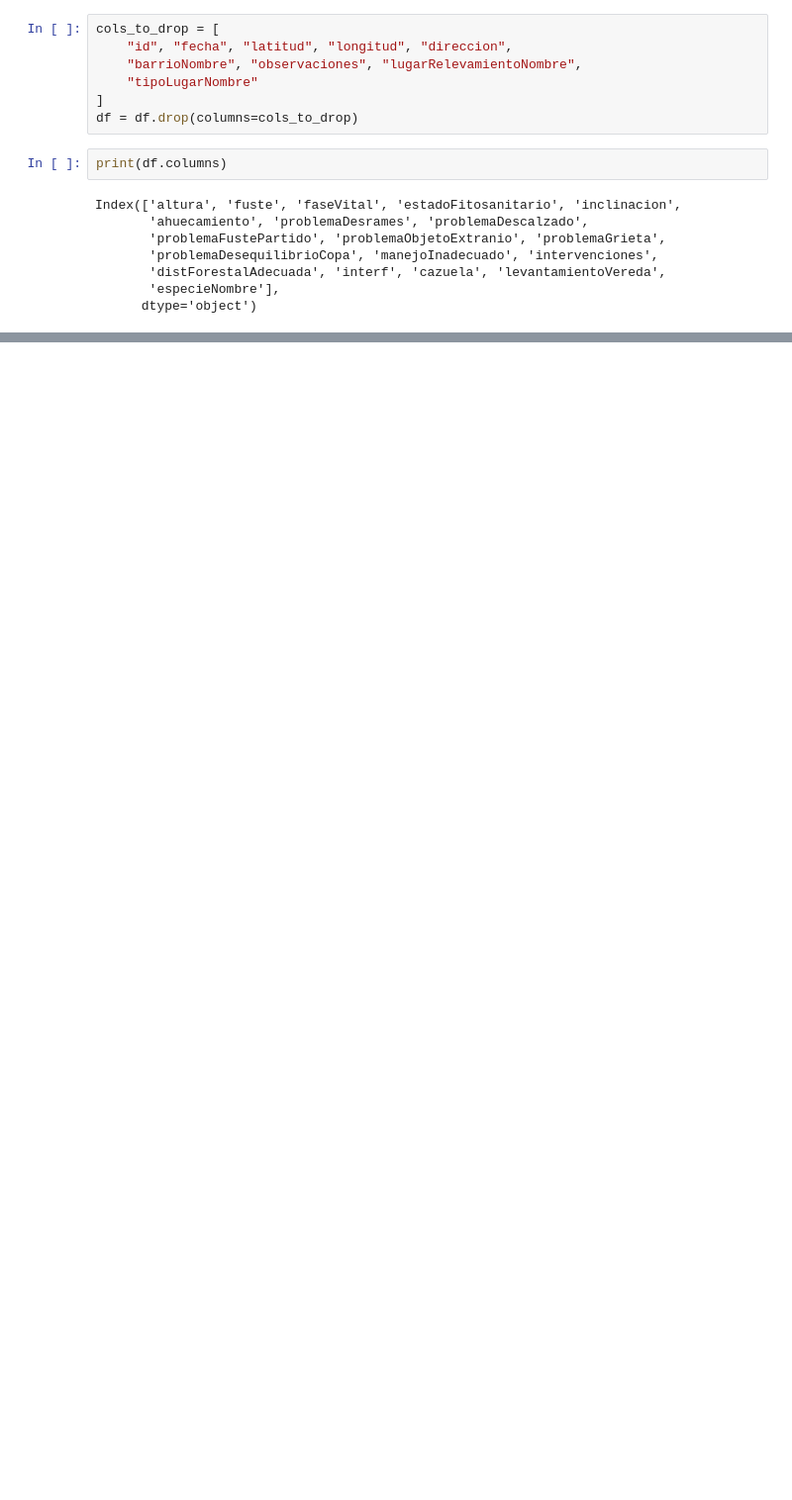
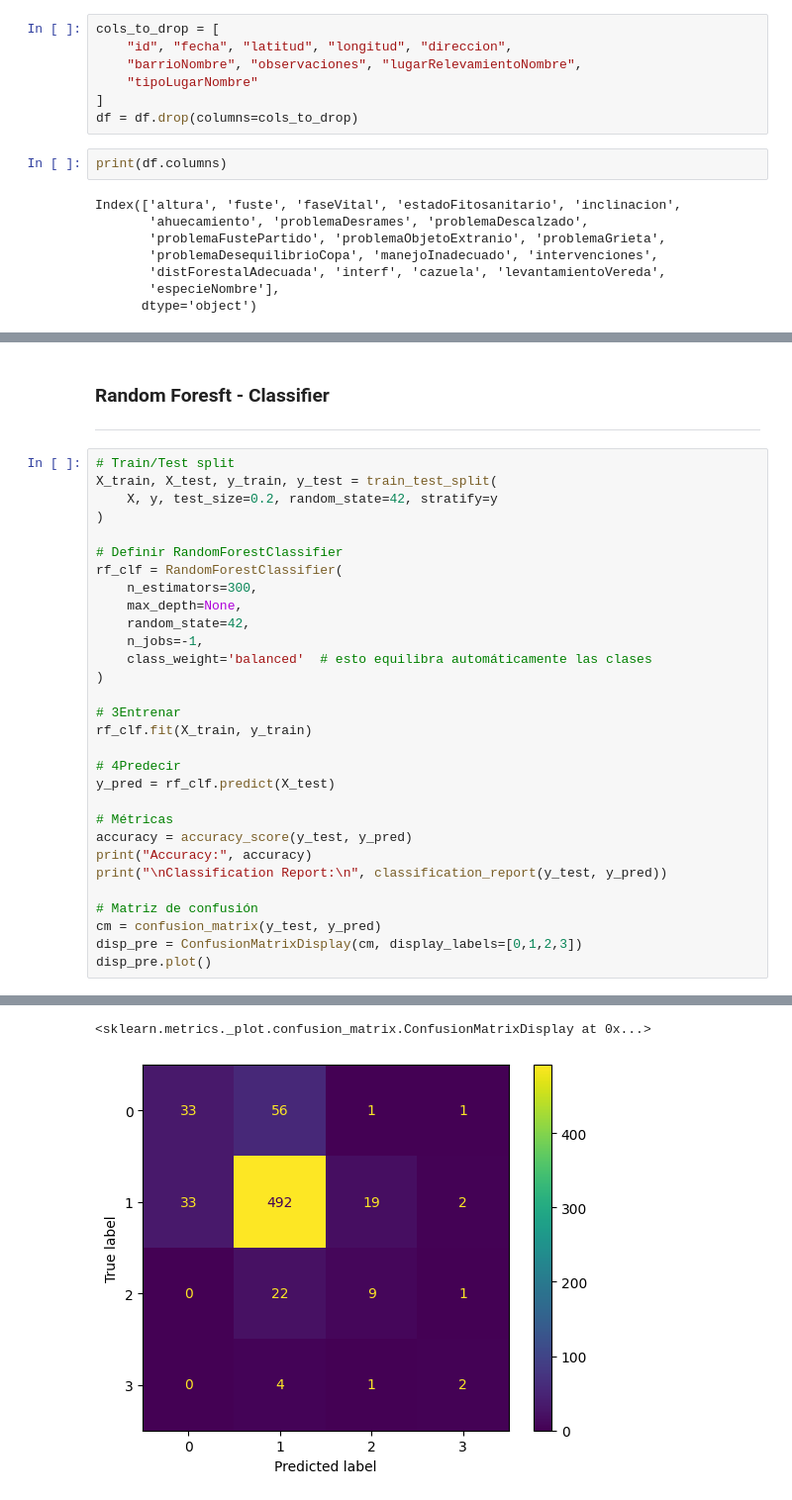
Before and after one commit to diegodorado1729/Coding, a Jupyter notebook: Arbolado-IA/arbolado-ia.ipynb, the cells around one changed output, grey strips where cells are left out. Shown at 99% size. Drawn from its saved outputs; the diff is of its cells as text; blank space fills up the shorter version.

```diff
--- a/Arbolado-IA/arbolado-ia.ipynb
+++ b/Arbolado-IA/arbolado-ia.ipynb
@@ -116,0 +443,34 @@ for col in df1.columns:
+# %% [markdown]
+### Random Foresft - Classifier
+---
+# %%
+# Train/Test split
+X_train, X_test, y_train, y_test = train_test_split(
+    X, y, test_size=0.2, random_state=42, stratify=y
+)
+
+# Definir RandomForestClassifier
+rf_clf = RandomForestClassifier(
+    n_estimators=300,
+    max_depth=None,
+    random_state=42,
+    n_jobs=-1,
+    class_weight='balanced'  # esto equilibra automáticamente las clases
+)
+
+# 3Entrenar
+rf_clf.fit(X_train, y_train)
+
+# 4Predecir
+y_pred = rf_clf.predict(X_test)
+
+# Métricas
+accuracy = accuracy_score(y_test, y_pred)
+print("Accuracy:", accuracy)
+print("\nClassification Report:\n", classification_report(y_test, y_pred))
+
+# Matriz de confusión
+cm = confusion_matrix(y_test, y_pred)
+disp_pre = ConfusionMatrixDisplay(cm, display_labels=[0,1,2,3])
+disp_pre.plot()
+# %% [output]
@@ -116,0 +490,2 @@ for col in df1.columns:
+<sklearn.metrics._plot.confusion_matrix.ConfusionMatrixDisplay at 0x...>
+[figure, added]
```
Also changed, not shown: parts of 27 cells of this notebook.
